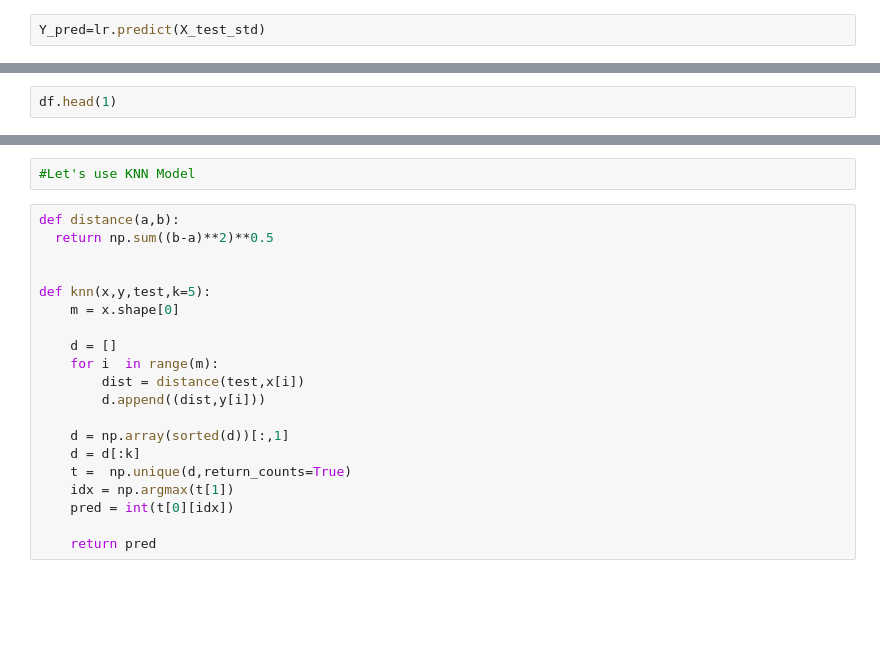
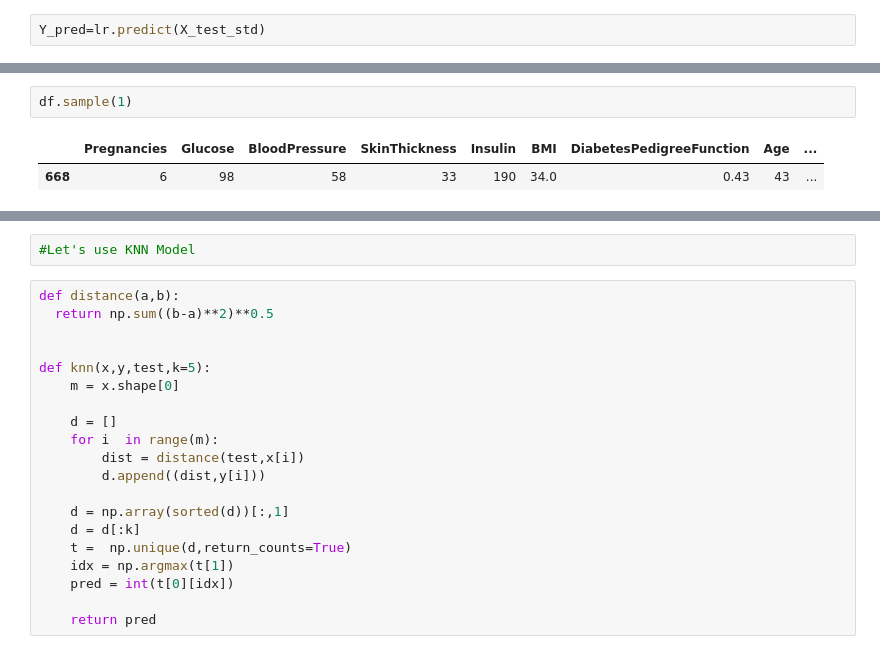
Before and after one commit to himik-nainwal/Diabetes-Prediction, a Jupyter notebook: pred.ipynb, the cells around one changed output, grey strips where cells are left out. Drawn from its saved outputs; the diff is of its cells as text; blank space fills up the shorter version.

```diff
--- a/pred.ipynb
+++ b/pred.ipynb
@@ -212,4 +275,7 @@ feature_df.T.plot.bar(title="Feature Importance", legend=False);
 # %%
-df.head(1)
+df.sample(1)
+# %% [output]
+|  | Pregnancies | Glucose | BloodPressure | SkinThickness | Insulin | BMI | DiabetesPedigreeFunction | Age | ... |
+| 668 | 6 | 98 | 58 | 33 | 190 | 34.0 | 0.43 | 43 | ... |
 # %%
 X.columns
```
Also changed, not shown: parts of 45 cells of this notebook.
